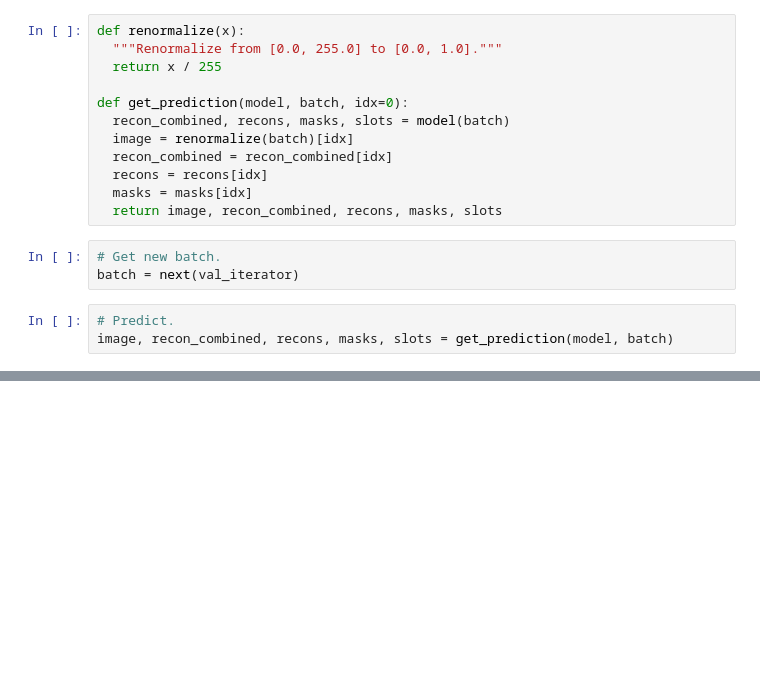
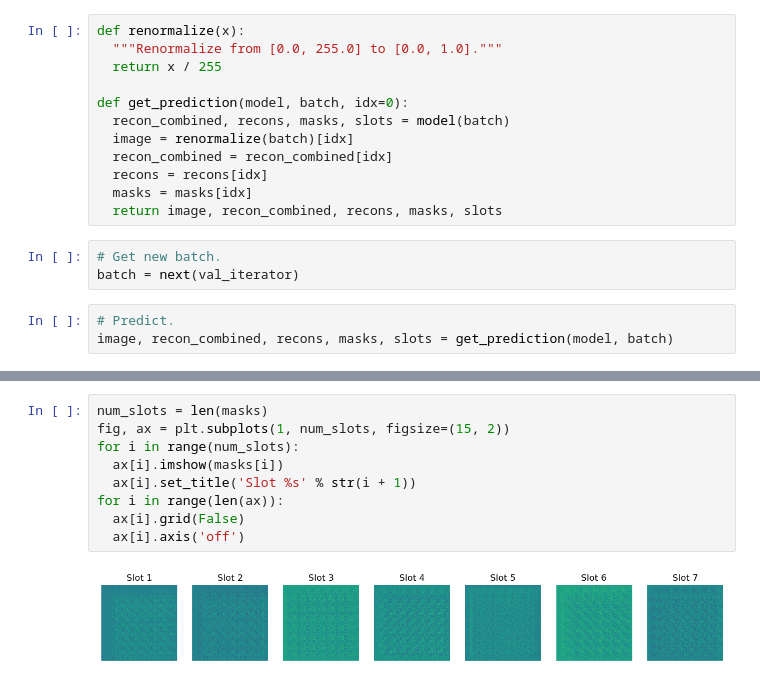
Before and after one commit to joobumjin/SlotAttention, a Jupyter notebook: eval-Local.ipynb, the cells around one changed output, grey strips where cells are left out. Saved outputs shown, nothing was run; the diff lists cells and outputs as text; blank space fills up the shorter version.

```diff
--- a/eval-Local.ipynb
+++ b/eval-Local.ipynb
@@ -85,0 +115,11 @@ plt.imshow(image)
+# %%
+num_slots = len(masks)
+fig, ax = plt.subplots(1, num_slots, figsize=(15, 2))
+for i in range(num_slots):
+  ax[i].imshow(masks[i])
+  ax[i].set_title('Slot %s' % str(i + 1))
+for i in range(len(ax)):
+  ax[i].grid(False)
+  ax[i].axis('off')
+# %% [output]
+[figure, added]
```
Also changed, not shown: parts of 7 cells of this notebook, 4 other files.
